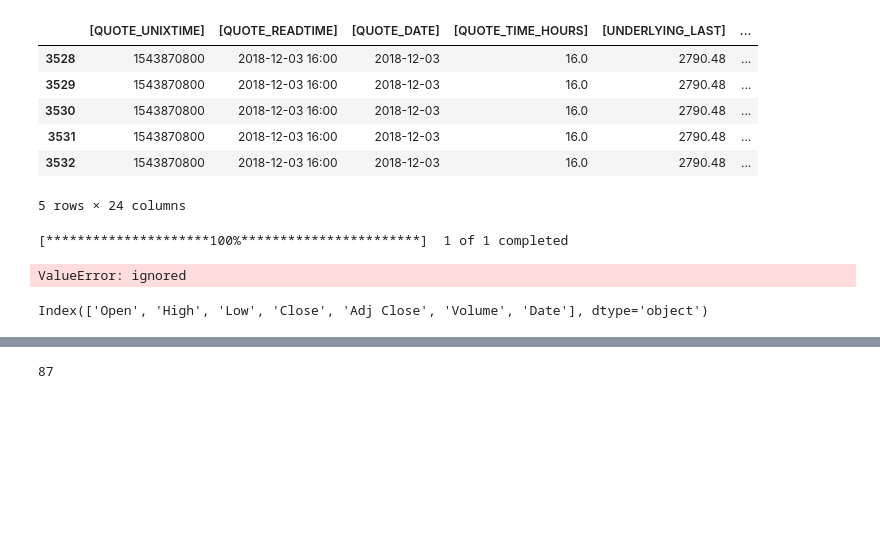
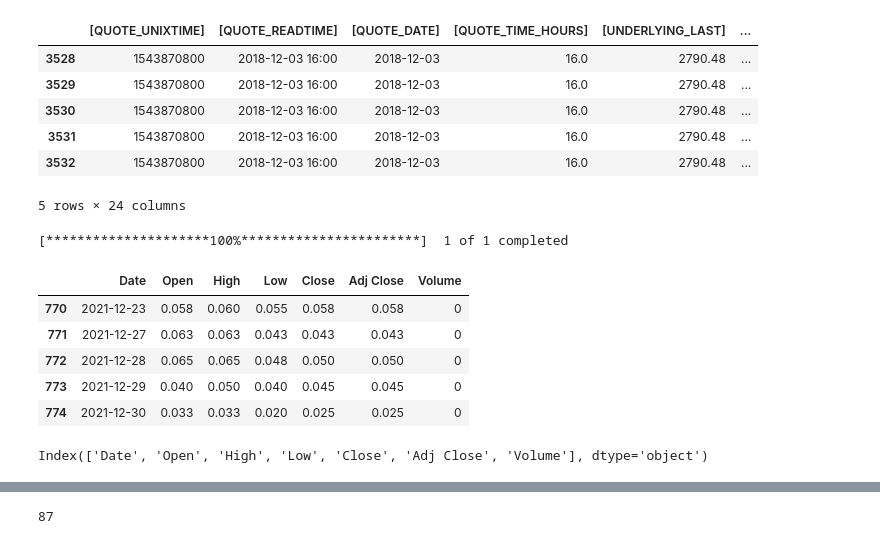
Before and after one commit to drrao01/gpr2_v01, a Jupyter notebook: AFM_423_GPR2_v01.ipynb, the cells around one changed output, grey strips where cells are left out. Drawn from its saved outputs; the diff is of its cells as text; code cells hidden in the pictures; blank space fills up the shorter version.

```diff
--- a/AFM_423_GPR2_v01.ipynb
+++ b/AFM_423_GPR2_v01.ipynb
@@ -265,16 +265,21 @@ df_processed.head()
 # %%
 #get the risk free rate
 start_date = dt.datetime(2018,12,1)
 end_date = dt.datetime(2021,12,31)
 
-df_risk_free_rate = yf.download("^FVX", start=start_date, end=end_date)
+df_risk_free_rate = yf.download("^IRX", start=start_date, end=end_date)
 df_risk_free_rate = df_risk_free_rate.reset_index(level=0)
 df_risk_free_rate.tail()
 # %% [output]
 [*********************100%***********************]  1 of 1 completed
-ValueError: ignored
+|  | Date | Open | High | Low | Close | Adj Close | Volume |
+| 770 | 2021-12-23 | 0.058 | 0.060 | 0.055 | 0.058 | 0.058 | 0 |
+| 771 | 2021-12-27 | 0.063 | 0.063 | 0.043 | 0.043 | 0.043 | 0 |
+| 772 | 2021-12-28 | 0.065 | 0.065 | 0.048 | 0.050 | 0.050 | 0 |
+| 773 | 2021-12-29 | 0.040 | 0.050 | 0.040 | 0.045 | 0.045 | 0 |
+| 774 | 2021-12-30 | 0.033 | 0.033 | 0.020 | 0.025 | 0.025 | 0 |
 # %%
 df_risk_free_rate.columns
 # %% [output]
-Index(['Open', 'High', 'Low', 'Close', 'Adj Close', 'Volume', 'Date'], dtype='object')
+Index(['Date', 'Open', 'High', 'Low', 'Close', 'Adj Close', 'Volume'], dtype='object')
 # %%
```
Also changed, not shown: parts of 14 cells of this notebook.
